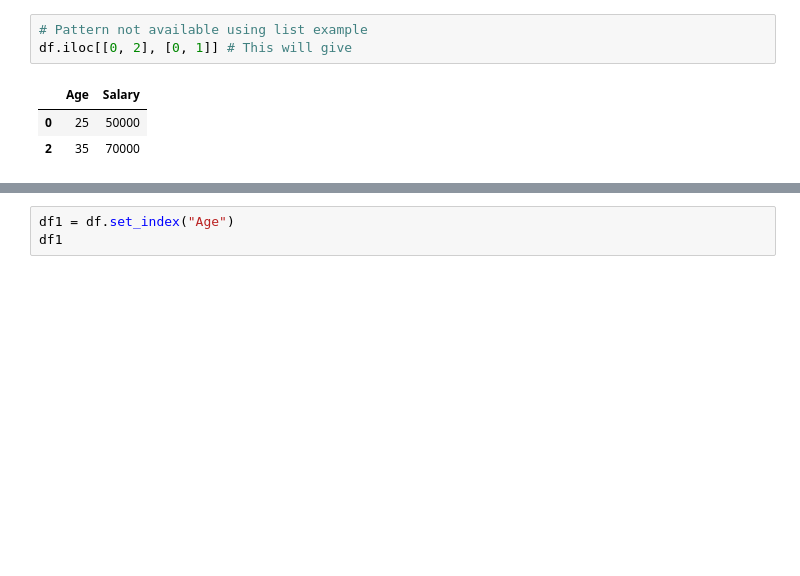
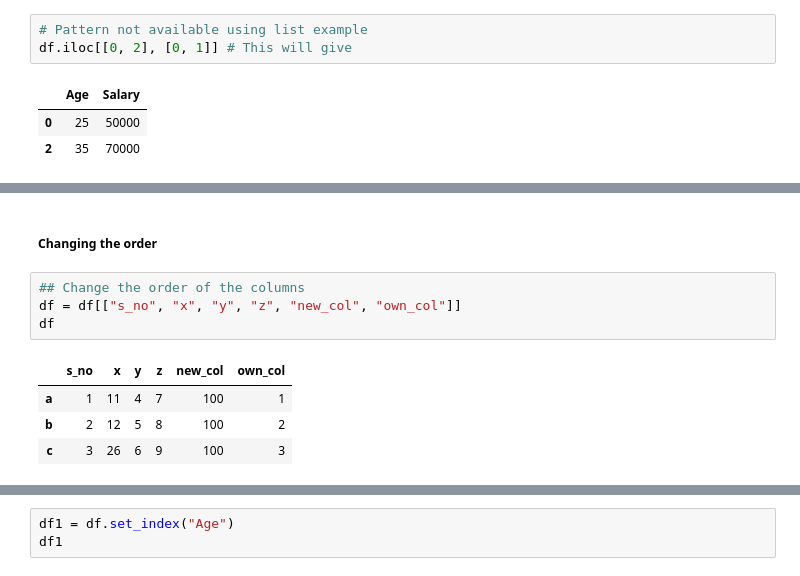
Before and after one commit to NRMT-MAIN/AI-ML-Learning, a Jupyter notebook: 3.Pandas/Pandas.ipynb, the cells around one changed output, grey strips where cells are left out. Saved outputs shown, nothing was run; the diff lists cells and outputs as text; blank space fills up the shorter version.

```diff
--- a/3.Pandas/Pandas.ipynb
+++ b/3.Pandas/Pandas.ipynb
@@ -502,0 +616,11 @@ c  10  20  30
+# %% [markdown]
+##### Changing the order
+# %%
+## Change the order of the columns
+df = df[["s_no", "x", "y", "z", "new_col", "own_col"]]
+df
+# %% [output]
+|  | s_no | x | y | z | new_col | own_col |
+| a | 1 | 11 | 4 | 7 | 100 | 1 |
+| b | 2 | 12 | 5 | 8 | 100 | 2 |
+| c | 3 | 26 | 6 | 9 | 100 | 3 |
```
Also changed, not shown: parts of 26 cells of this notebook.
